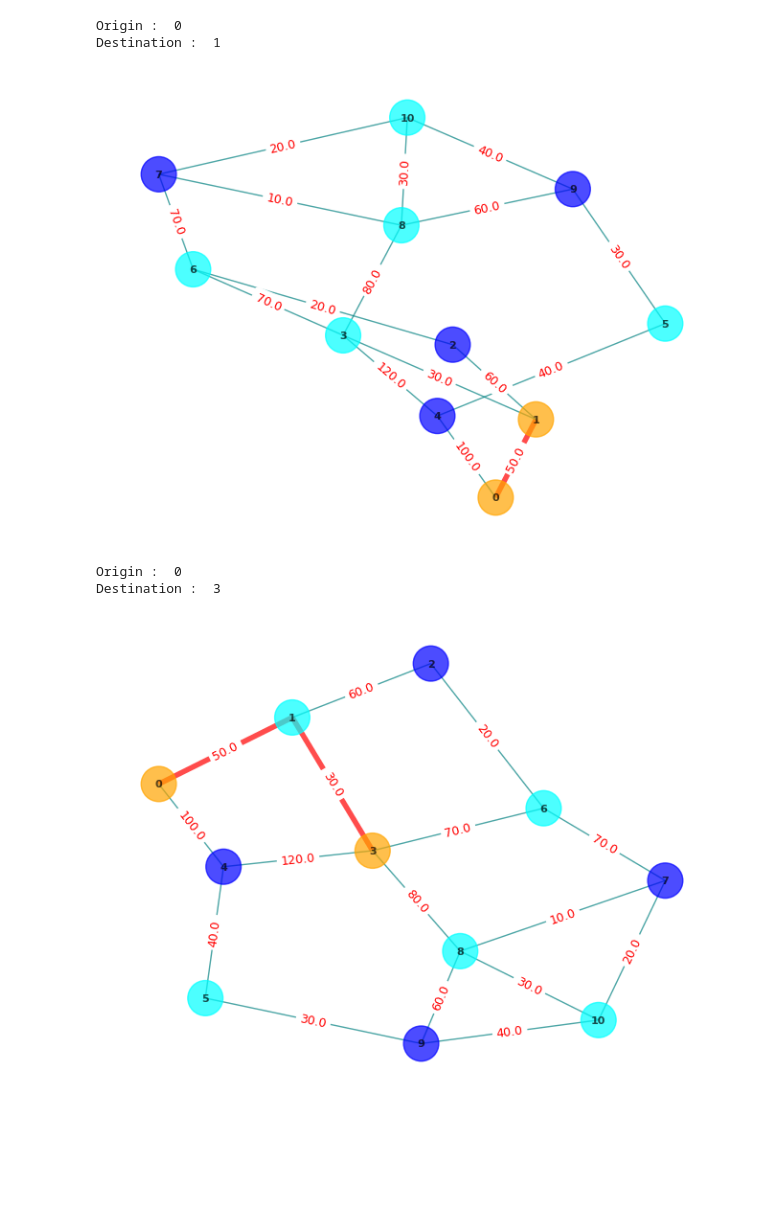
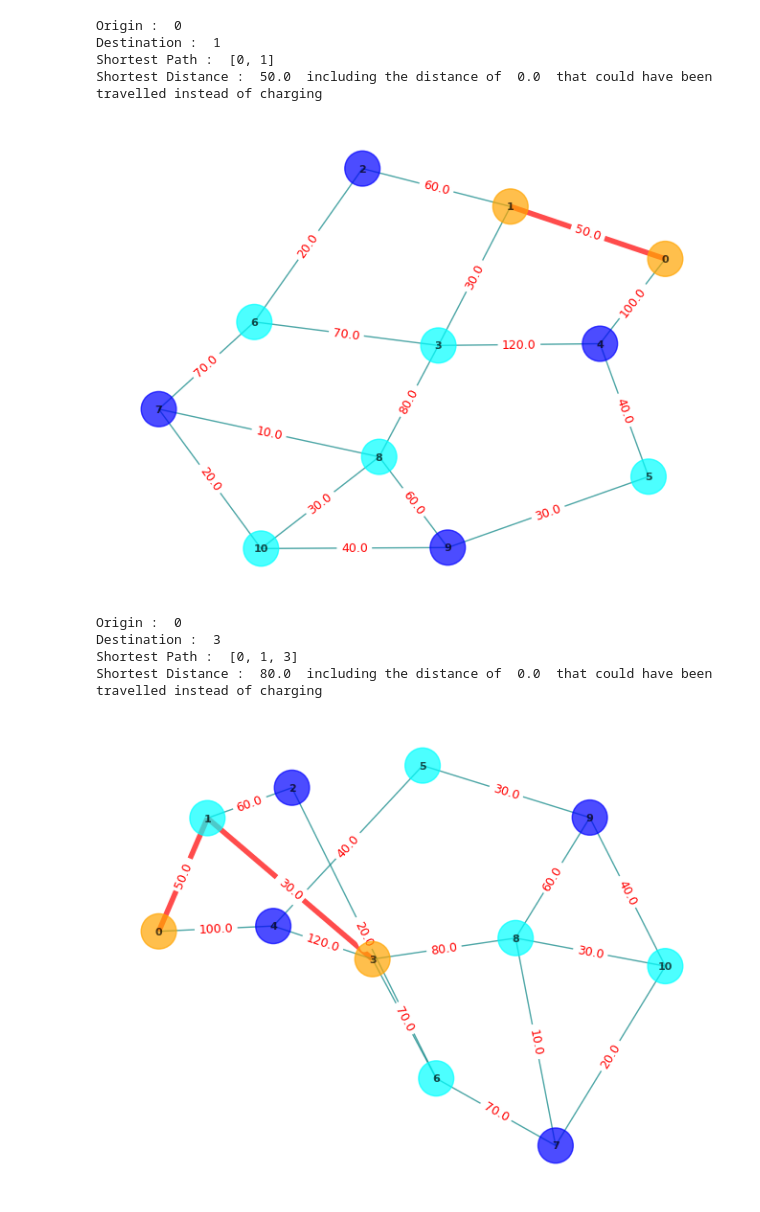
Before and after one commit to utsavm2/EV_Charging_Optimization, a Jupyter notebook: toy/EV_Charging_function.ipynb, the cells around one changed output. Saved outputs shown, nothing was run; the diff lists cells and outputs as text; code cells hidden in the pictures; blank space fills up the shorter version.

Commit message:
with_waiting_and_heatmap

```diff
--- a/toy/EV_Charging_function.ipynb
+++ b/toy/EV_Charging_function.ipynb
@@ -119,47 +122,82 @@ def evchargepath(OD_nodes, distance_range, charger_nodes, G):
 # %%
 OD_nodes = [0,10]
 distance_range = 150.0
+waiting_penalty = 80.0
 charger_nodes = [2, 4, 7, 9]
+heatmap_data = {}
+
 for i in range(G.number_of_nodes()):
     for j in range(G.number_of_nodes()):
         if i<j and i not in charger_nodes and j not in charger_nodes:
+            penalty = 0
             OD_nodes[0] = i
             OD_nodes[1] = j
             print("Origin : ", OD_nodes[0])
             print("Destination : ",OD_nodes[1])
+
             shortest_path, shortest_distance = evchargepath(OD_nodes, distance_range, charger_nodes, G)
 
+            penalty = math.floor(shortest_distance/distance_range)*waiting_penalty
+            final_shortest_distance = shortest_distance+penalty
+
+            heatmap_data[(OD_nodes[0], OD_nodes[1])] = final_shortest_distance
+
+            print("Shortest Path : ",shortest_path)
+            print("Shortest Distance : ", final_shortest_distance , " including the distance of ",penalty, " that could have been travelled instead of charging")
             H = G.copy()
 
             node_colors = []
             for node in G.nodes():
                 if node in OD_nodes:
                     node_colors.append('orange')
                 elif node in charger_nodes:
                     node_colors.append('blue')
                 else:
                     node_colors.append('cyan')
 
             for i in range(len(shortest_path) - 1):
                 H[shortest_path[i]][shortest_path[i+1]]['width'] = 4.0
                 H[shortest_path[i]][shortest_path[i+1]]['color'] = 'red'
 
             edge_width = [H[u][v].get('width', 1.0) for u, v in H.edges()]
             edge_colors = [H[u][v].get('color', 'teal') for u, v in H.edges()]
 
             pos = nx.spring_layout(H)
             nx.draw(H, pos, with_labels = True, font_weight = 'bold' , node_size = 700 , node_color=node_colors, font_size=8, font_color='black', edge_color=edge_colors, width=edge_width, alpha=0.7)
 
             edge_labels = nx.get_edge_attributes(G, 'weight')
             nx.draw_networkx_edge_labels(G, pos, edge_labels=edge_labels, font_color='red', font_size=9)
 
             plt.show()
+
+print("="*100)
+print("\t"*3,"HEAT MAP")
+print("="*100)
+
+# Create a DataFrame for the heatmap
+df_heatmap = pd.DataFrame(list(heatmap_data.items()), columns=['OD_nodes', 'final_shortest_distance'])
+
+# Split 'OD_nodes' into two separate columns
+df_heatmap[['OD_node1', 'OD_node2']] = pd.DataFrame(df_heatmap['OD_nodes'].tolist(), index=df_heatmap.index)
+
+# Pivot the DataFrame to create a matrix for the heatmap
+heatmap_matrix = df_heatmap.pivot('OD_node1', 'OD_node2', 'final_shortest_distance')
+
+# Create the heatmap using seaborn
+sns.heatmap(heatmap_matrix, annot=True, cmap="YlGnBu", fmt=".1f", linewidths=.5)
+
+# Show the plot
+plt.show()
 # %% [output]
 Origin :  0
 Destination :  1
+Shortest Path :  [0, 1]
+Shortest Distance :  50.0  including the distance of  0.0  that could have been travelled instead of charging
-[figure, old version]
+[figure, new version]
 Origin :  0
 Destination :  3
+Shortest Path :  [0, 1, 3]
+Shortest Distance :  80.0  including the distance of  0.0  that could have been travelled instead of charging
-[figure, old version]
+[figure, new version]
 Origin :  1
 Destination :  5
```
Also changed, not shown: parts of 2 cells of this notebook.
